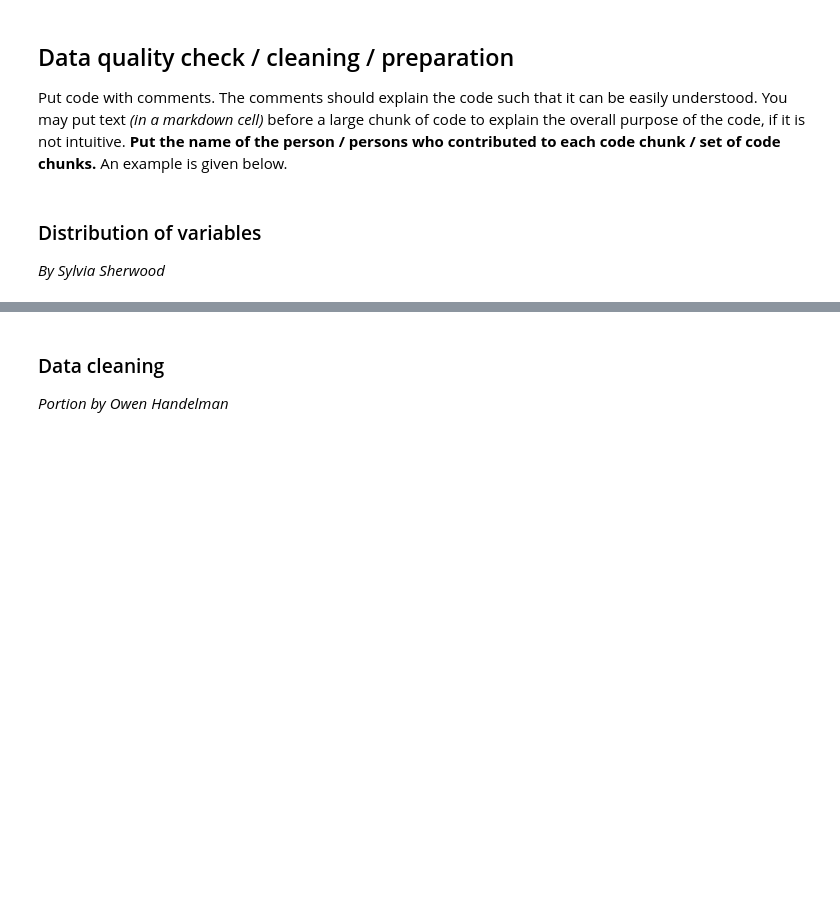
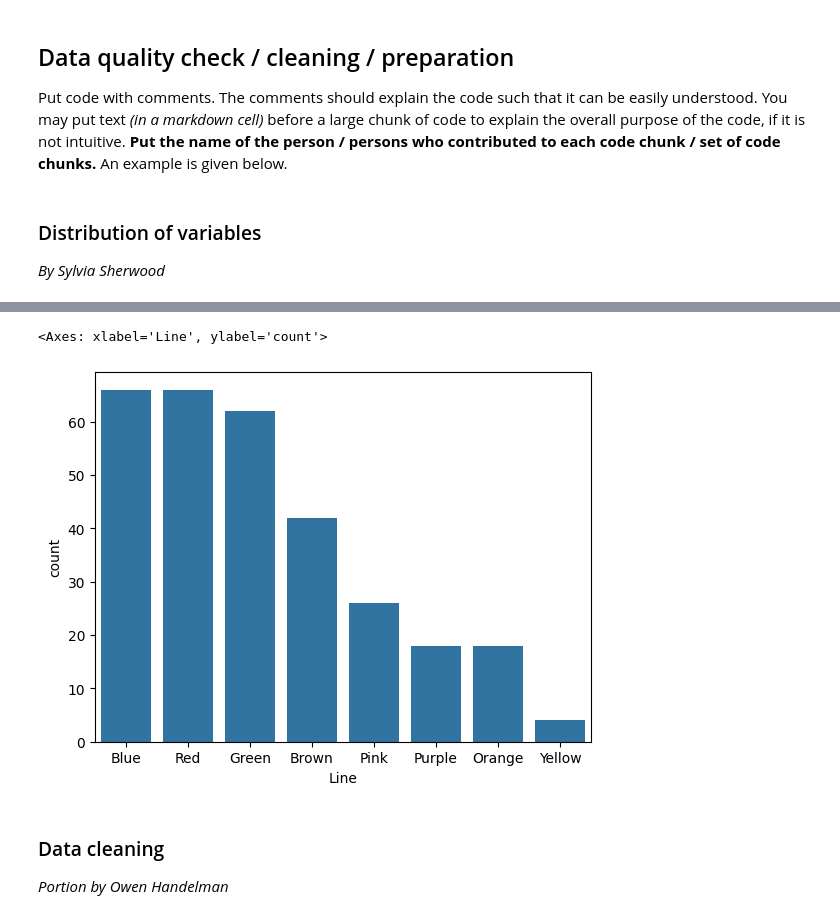
Before and after one commit to goval6/Stats303_Team04_FinalProject, a Jupyter notebook: Project Code Template.ipynb, the cells around one changed output, grey strips where cells are left out. Drawn from its saved outputs; the diff is of its cells as text; code cells hidden in the pictures; blank space fills up the shorter version.

```diff
--- a/Project Code Template.ipynb
+++ b/Project Code Template.ipynb
@@ -39,3 +44,8 @@ train_data_full = pd.read_csv('CTA_-_System_Information_-_List_of__L__Stops_2024
+# %%
+sns.barplot(data=train_data_full['Line'].value_counts())
+# %% [output]
+<Axes: xlabel='Line', ylabel='count'>
+[figure, added]
 # %% [markdown]
 ### Data cleaning
 *Portion by Owen Handelman*
```
Also changed, not shown: parts of 1 cell of this notebook.
